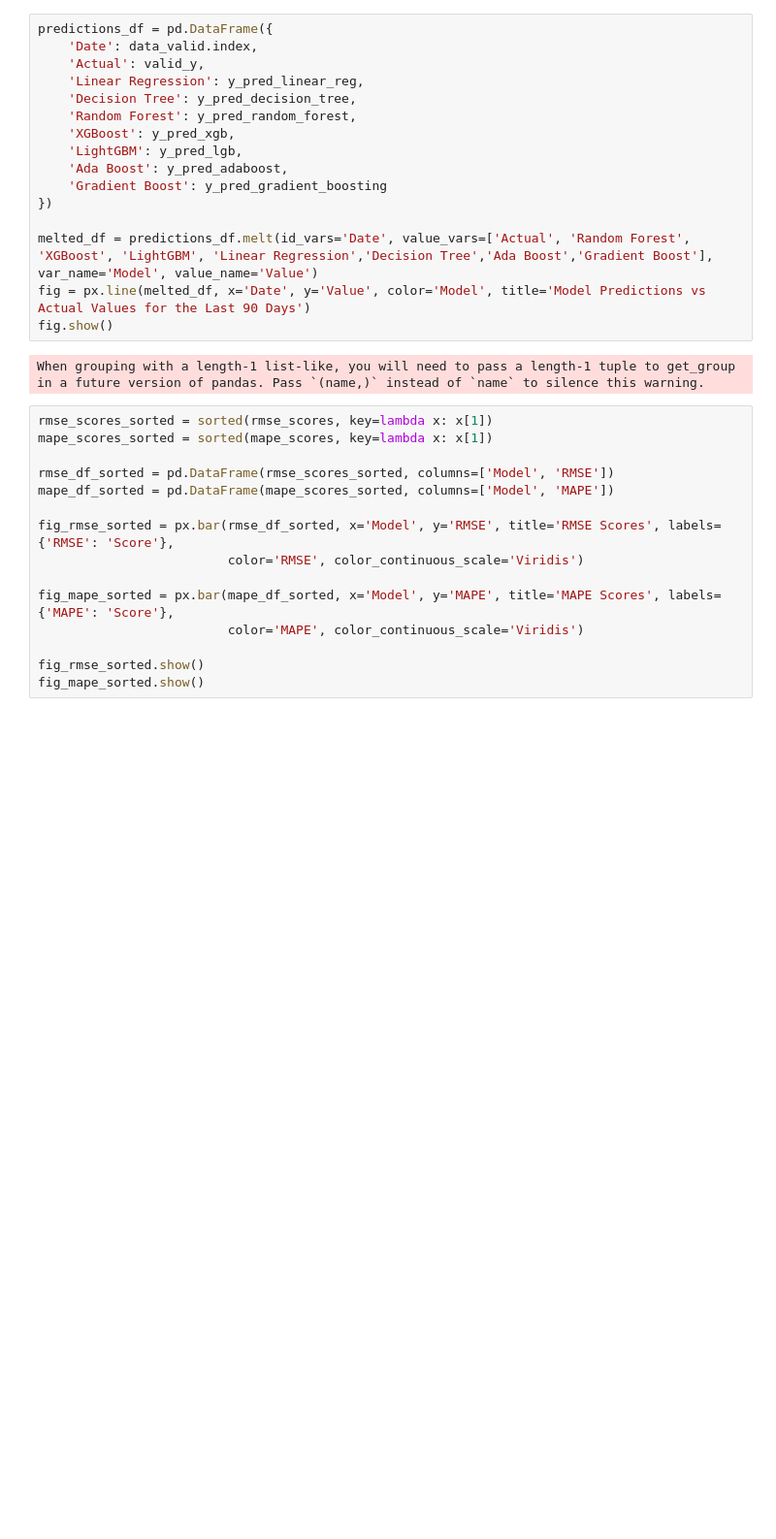
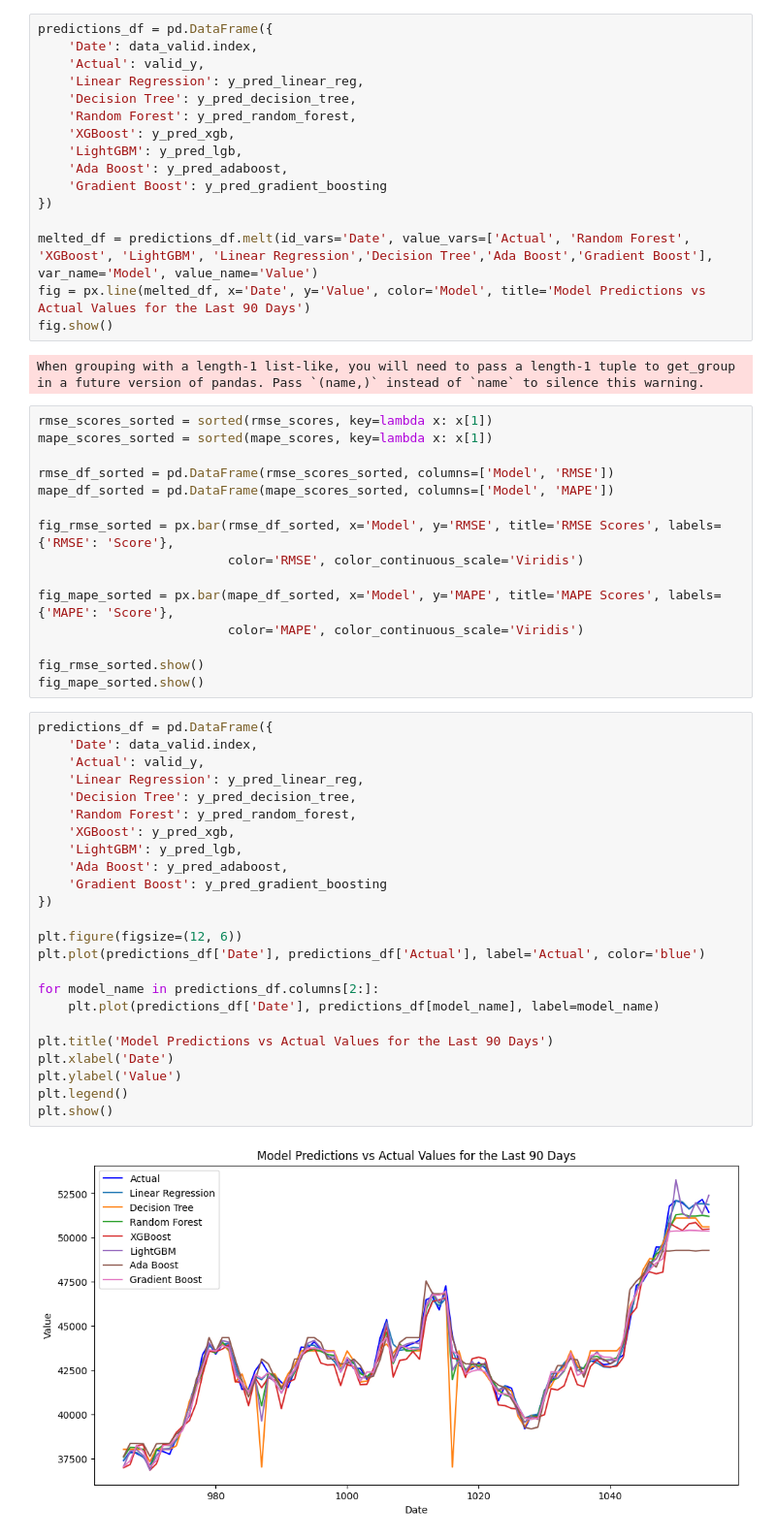
Before and after one commit to muratmertguler/MLOps, a Jupyter notebook: src/Models/ml_models.ipynb, the cells around one changed output. Shown: that part at 97% size. Saved outputs shown, nothing was run; the diff lists cells and outputs as text; blank space fills up the shorter version.

```diff
--- a/src/Models/ml_models.ipynb
+++ b/src/Models/ml_models.ipynb
@@ -241,3 +241,29 @@ fig_mape_sorted = px.bar(mape_df_sorted, x='Model', y='MAPE', title='MAPE Scores
 
 fig_rmse_sorted.show()
 fig_mape_sorted.show()
+# %%
+predictions_df = pd.DataFrame({
+    'Date': data_valid.index,
+    'Actual': valid_y,
+    'Linear Regression': y_pred_linear_reg,
+    'Decision Tree': y_pred_decision_tree,
+    'Random Forest': y_pred_random_forest,
+    'XGBoost': y_pred_xgb,
+    'LightGBM': y_pred_lgb,
+    'Ada Boost': y_pred_adaboost,
+    'Gradient Boost': y_pred_gradient_boosting
+})
+
+plt.figure(figsize=(12, 6))
+plt.plot(predictions_df['Date'], predictions_df['Actual'], label='Actual', color='blue')
+
+for model_name in predictions_df.columns[2:]:
+    plt.plot(predictions_df['Date'], predictions_df[model_name], label=model_name)
+
+plt.title('Model Predictions vs Actual Values for the Last 90 Days')
+plt.xlabel('Date')
+plt.ylabel('Value')
+plt.legend()
+plt.show()
+# %% [output]
+[figure, added]
```
Also changed, not shown: parts of 3 cells of this notebook.
